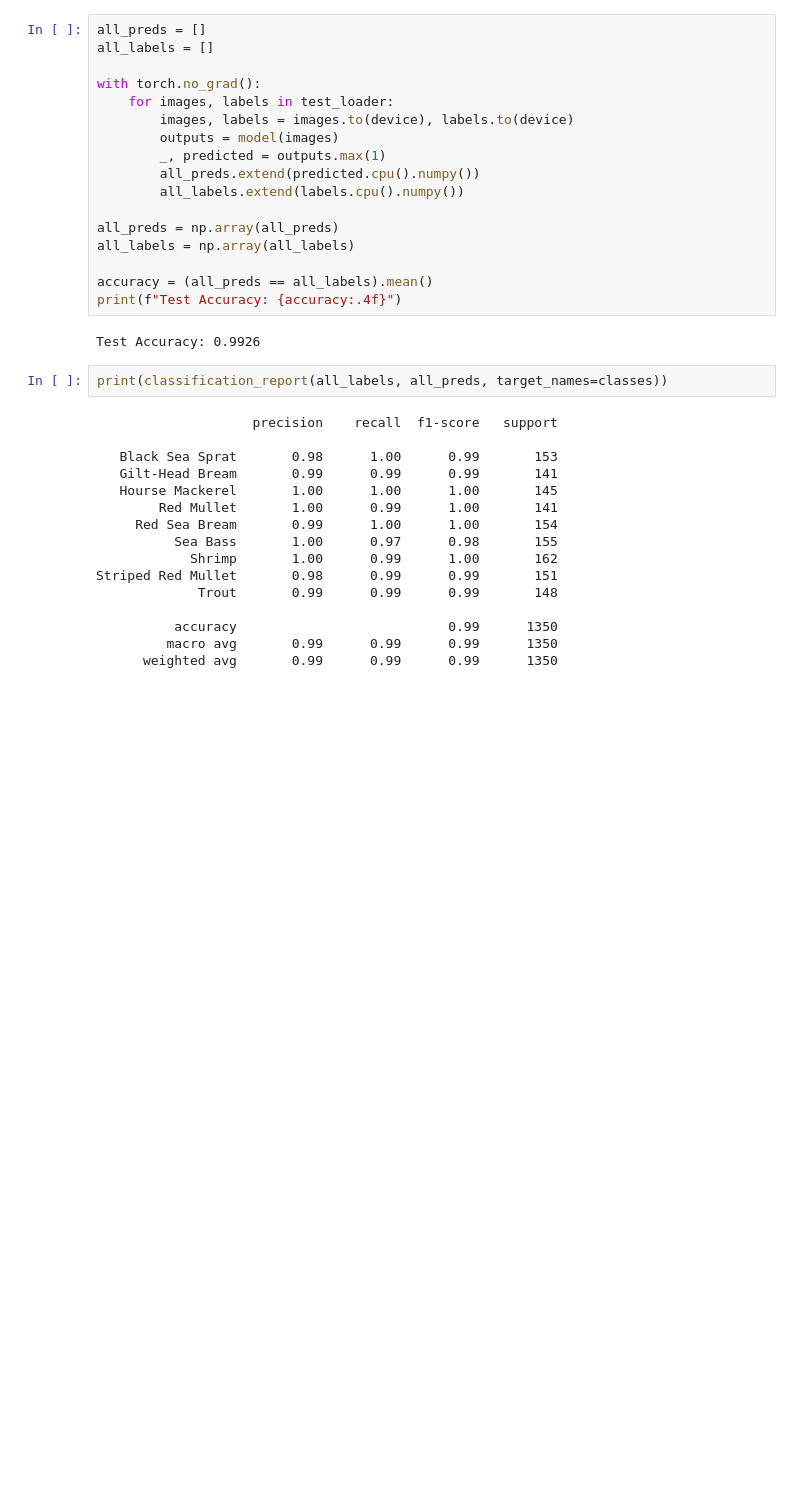
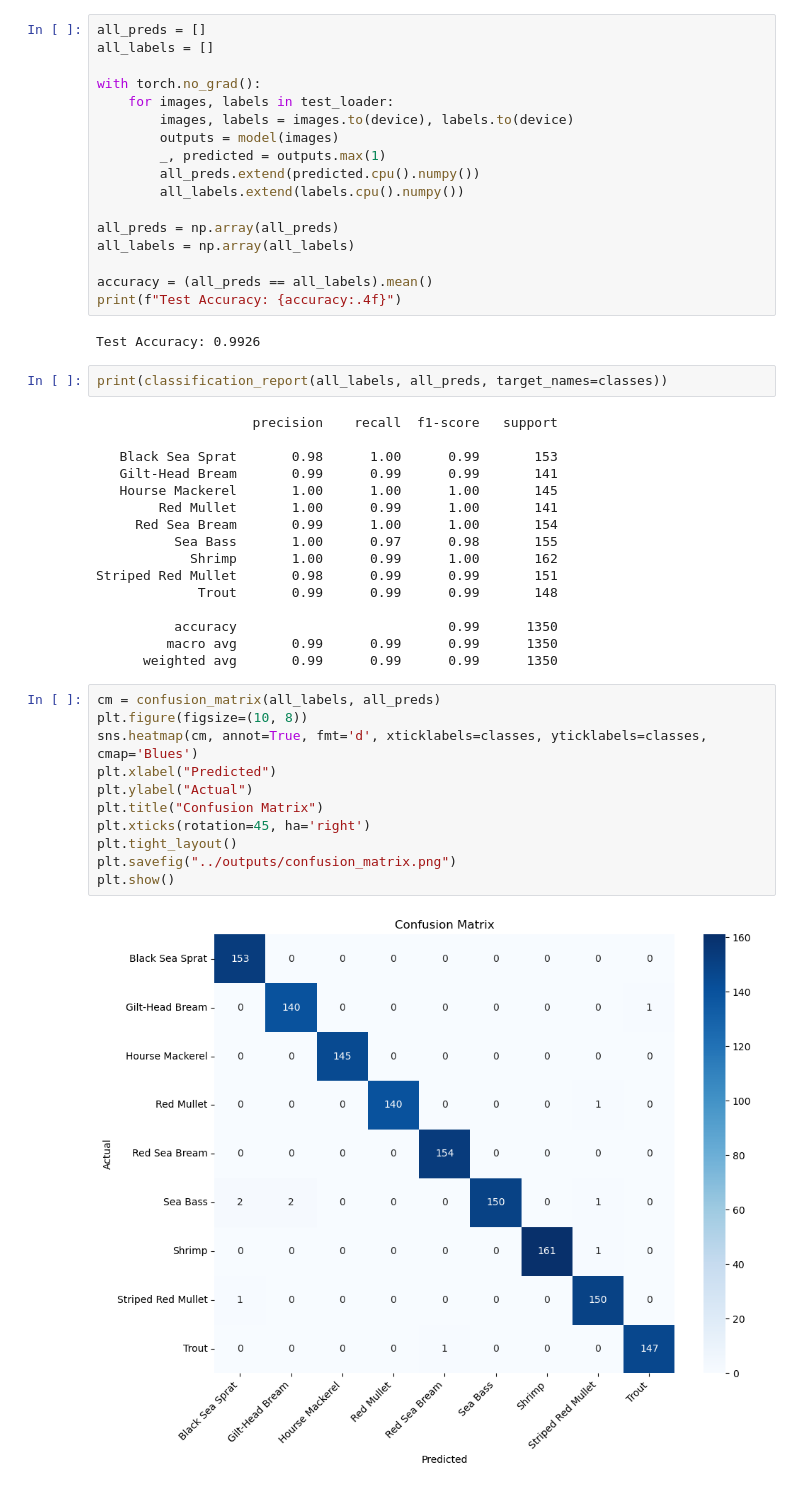
Before and after one commit to binhvu3/fishid, a Jupyter notebook: notebooks/04_evaluation.ipynb, the cells around one changed output. Drawn from its saved outputs; the diff is of its cells as text; blank space fills up the shorter version.

```diff
--- a/notebooks/04_evaluation.ipynb
+++ b/notebooks/04_evaluation.ipynb
@@ -136,3 +136,16 @@ Striped Red Mullet       0.98      0.99      0.99       151
           accuracy                           0.99      1350
          macro avg       0.99      0.99      0.99      1350
       weighted avg       0.99      0.99      0.99      1350
+# %%
+cm = confusion_matrix(all_labels, all_preds)
+plt.figure(figsize=(10, 8))
+sns.heatmap(cm, annot=True, fmt='d', xticklabels=classes, yticklabels=classes, cmap='Blues')
+plt.xlabel("Predicted")
+plt.ylabel("Actual")
+plt.title("Confusion Matrix")
+plt.xticks(rotation=45, ha='right')
+plt.tight_layout()
+plt.savefig("../outputs/confusion_matrix.png")
+plt.show()
+# %% [output]
+[figure, added]
```
Also changed, not shown: 3 other files.
